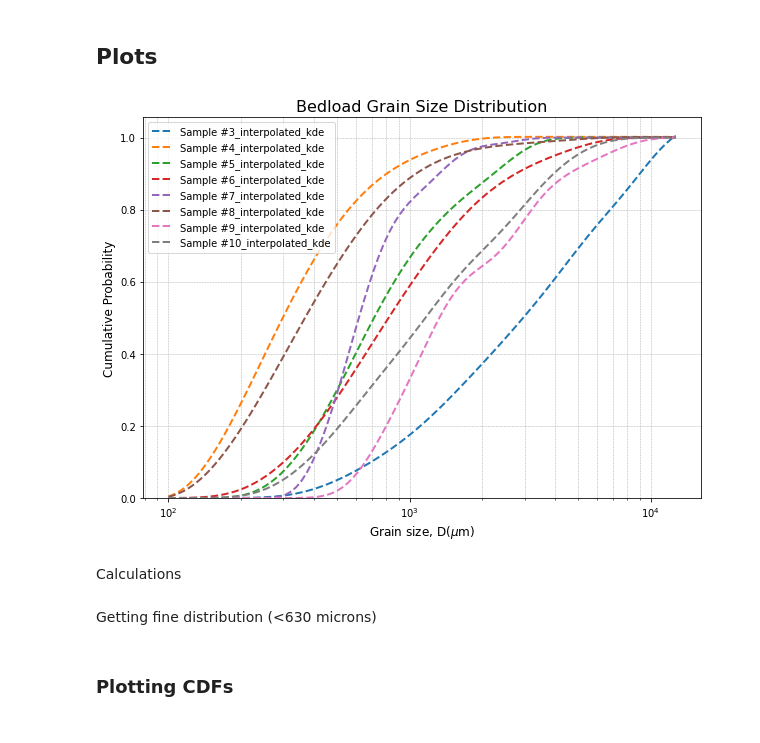
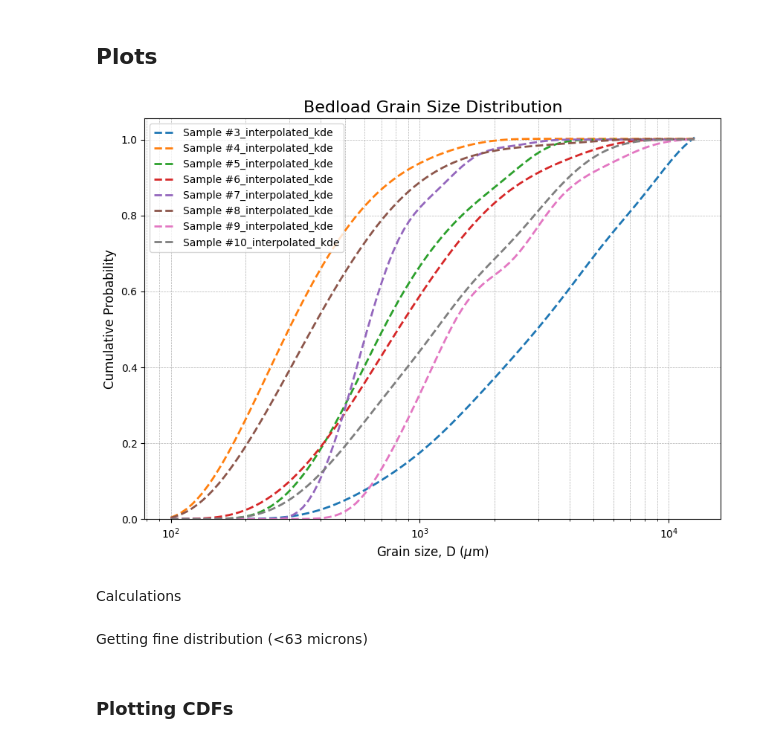
Before and after one commit to nicole-hucke/sediment_trap_paper, a Jupyter notebook: data_analysis/GSD_trap_vs_WC_analysis/GSD_plots_paper.ipynb, the cells around one changed output. Saved outputs shown, nothing was run; the diff lists cells and outputs as text; code cells hidden in the pictures.

```diff
--- a/data_analysis/GSD_trap_vs_WC_analysis/GSD_plots_paper.ipynb
+++ b/data_analysis/GSD_trap_vs_WC_analysis/GSD_plots_paper.ipynb
@@ -225,20 +225,21 @@ trap_SP_coarse_cdf = trap_SP_coarse_cdf.loc[:, (trap_SP_coarse_cdf.columns == tr
 # %%
 # plot all bedload cdfs samples
 fig, ax = plt.subplots(figsize=(10, 7))
 for col in bedload_cdf.columns[1:]:
     if col.endswith('kde'):
         ax.plot(bedload_grain_sizes, bedload_cdf[col], linewidth=2, linestyle='--', label='Sample ' + col)
 
 ax.set_title('Bedload Grain Size Distribution', fontsize=16)
-ax.set_xlabel('Grain size, D($\mu$m)', fontsize=12)
+xlabel_text = r'Grain size, D ($\mu$m)'
+ax.set_xlabel(xlabel_text, fontsize=12)
 ax.set_ylabel('Cumulative Probability', fontsize=12)
 ax.set_xscale('log')
 ax.set_ylim(bottom=0)  # ensure the y-axis starts at 0
 ax.legend(loc='upper left', frameon=True, fontsize=10)
 ax.grid(True, which='both', linestyle='--', linewidth=0.5)
 plt.show()
 # %% [output]
-[figure, old version]
+[figure, new version]
 # %% [markdown]
 Calculations
 # %%
@@ -281,5 +282,5 @@ bedload_cdf['std'] = pd.DataFrame(np.std(bedload_array, axis=1))
 bedload_cdf['d90'] = pd.DataFrame(np.percentile(bedload_array, 90, axis=1))
 bedload_cdf['d10'] = pd.DataFrame(np.percentile(bedload_array, 10, axis=1))
 # %% [markdown]
-Getting fine distribution (<630 microns)
+Getting fine distribution (<63 microns)
 # %%
```
Also changed, not shown: parts of 11 cells of this notebook, 27 other files.
